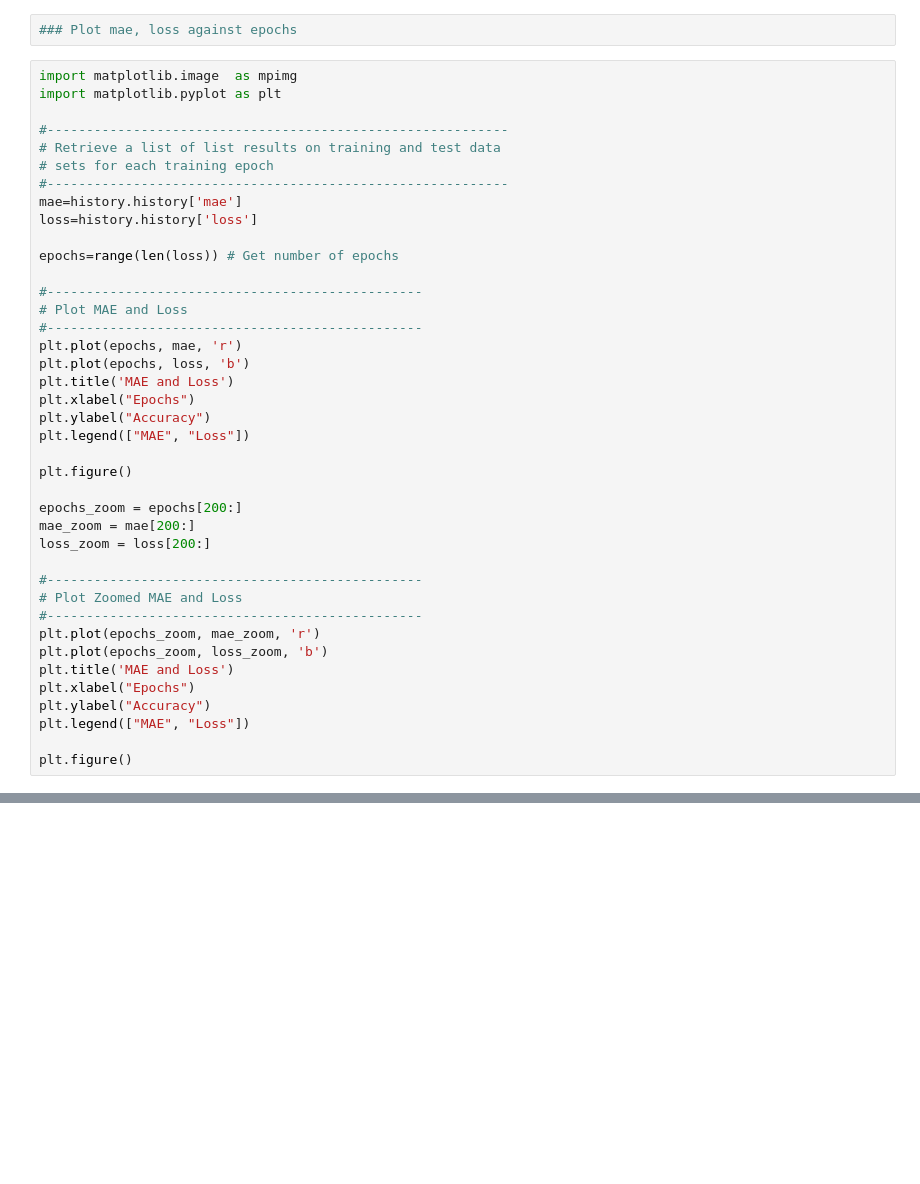
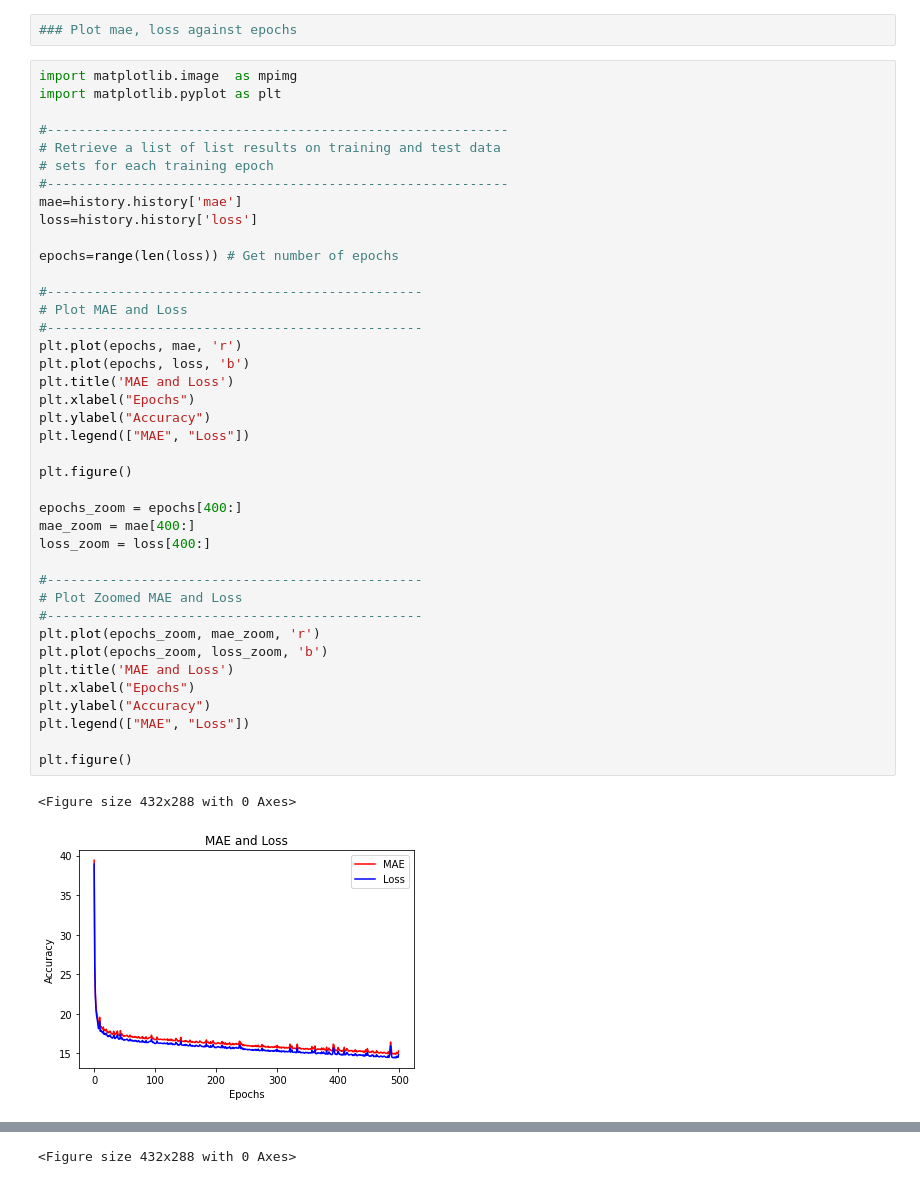
Before and after one commit to vamshi-indla/My_Learnings, a Jupyter notebook: Sunspots_Forecast.ipynb, the cells around one changed output, grey strips where cells are left out. Cells and saved outputs as stored; diff of their text form; blank space fills up the shorter version.

```diff
--- a/Sunspots_Forecast.ipynb
+++ b/Sunspots_Forecast.ipynb
@@ -218,33 +218,36 @@ import matplotlib.pyplot as plt
 #-----------------------------------------------------------
 mae=history.history['mae']
 loss=history.history['loss']
 
 epochs=range(len(loss)) # Get number of epochs
 
 #------------------------------------------------
 # Plot MAE and Loss
 #------------------------------------------------
 plt.plot(epochs, mae, 'r')
 plt.plot(epochs, loss, 'b')
 plt.title('MAE and Loss')
 plt.xlabel("Epochs")
 plt.ylabel("Accuracy")
 plt.legend(["MAE", "Loss"])
 
 plt.figure()
 
-epochs_zoom = epochs[200:]
-mae_zoom = mae[200:]
-loss_zoom = loss[200:]
+epochs_zoom = epochs[400:]
+mae_zoom = mae[400:]
+loss_zoom = loss[400:]
 
 #------------------------------------------------
 # Plot Zoomed MAE and Loss
 #------------------------------------------------
 plt.plot(epochs_zoom, mae_zoom, 'r')
 plt.plot(epochs_zoom, loss_zoom, 'b')
 plt.title('MAE and Loss')
 plt.xlabel("Epochs")
 plt.ylabel("Accuracy")
 plt.legend(["MAE", "Loss"])
 
 plt.figure()
+# %% [output]
+<Figure size 432x288 with 0 Axes>
+[figure, added]
@@ -250,0 +255 @@ plt.figure()
+<Figure size 432x288 with 0 Axes>
```
Also changed, not shown: parts of 7 cells of this notebook.
